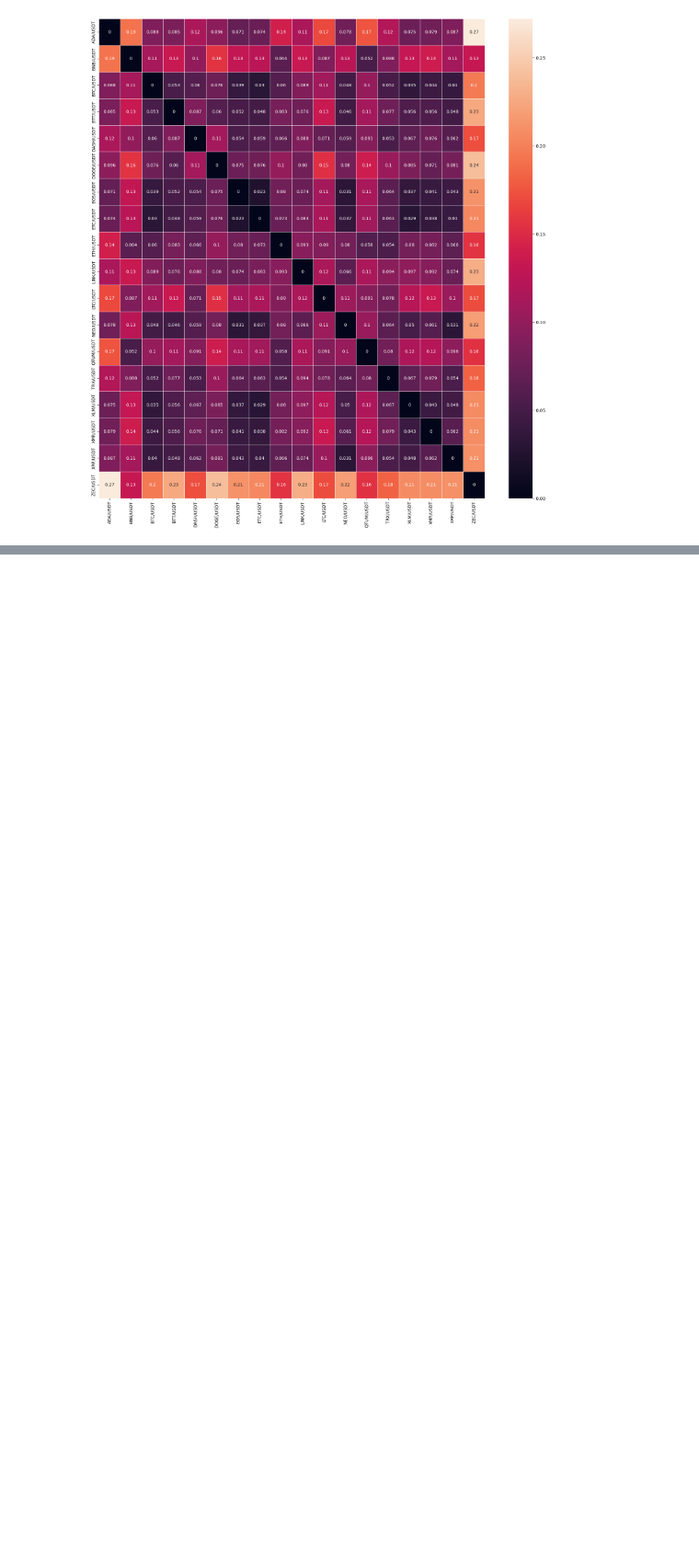
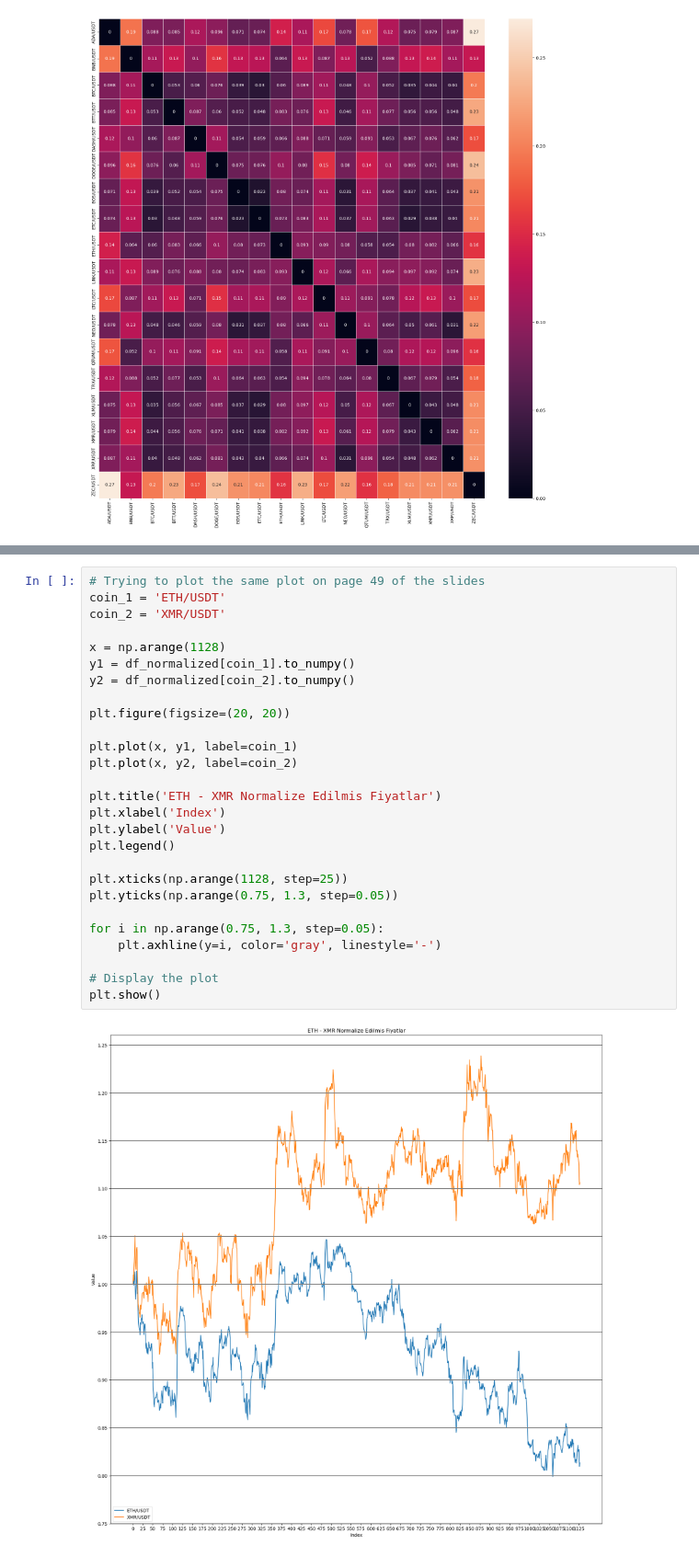
Before and after one commit to cansakiroglu/PairsTrading-YAP490, a Jupyter notebook: main.ipynb, the cells around one changed output, grey strips where cells are left out. Shown at 92% size. Saved outputs shown, nothing was run; the diff lists cells and outputs as text; blank space fills up the shorter version.

```diff
--- a/main.ipynb
+++ b/main.ipynb
@@ -197,0 +176,29 @@ Cross-over sayısı da slayttaki ile farklı çıkıyor, ancak spreadlerdeki sig
+# %%
+# Trying to plot the same plot on page 49 of the slides
+coin_1 = 'ETH/USDT'
+coin_2 = 'XMR/USDT'
+
+x = np.arange(1128)
+y1 = df_normalized[coin_1].to_numpy()
+y2 = df_normalized[coin_2].to_numpy()
+
+plt.figure(figsize=(20, 20))
+
+plt.plot(x, y1, label=coin_1)
+plt.plot(x, y2, label=coin_2)
+
+plt.title('ETH - XMR Normalize Edilmis Fiyatlar')
+plt.xlabel('Index')
+plt.ylabel('Value')
+plt.legend()
+
+plt.xticks(np.arange(1128, step=25))
+plt.yticks(np.arange(0.75, 1.3, step=0.05))
+
+for i in np.arange(0.75, 1.3, step=0.05):
+    plt.axhline(y=i, color='gray', linestyle='-')
+
+# Display the plot
+plt.show()
+# %% [output]
+[figure, added]
```
Also changed, not shown: parts of 11 cells of this notebook.
